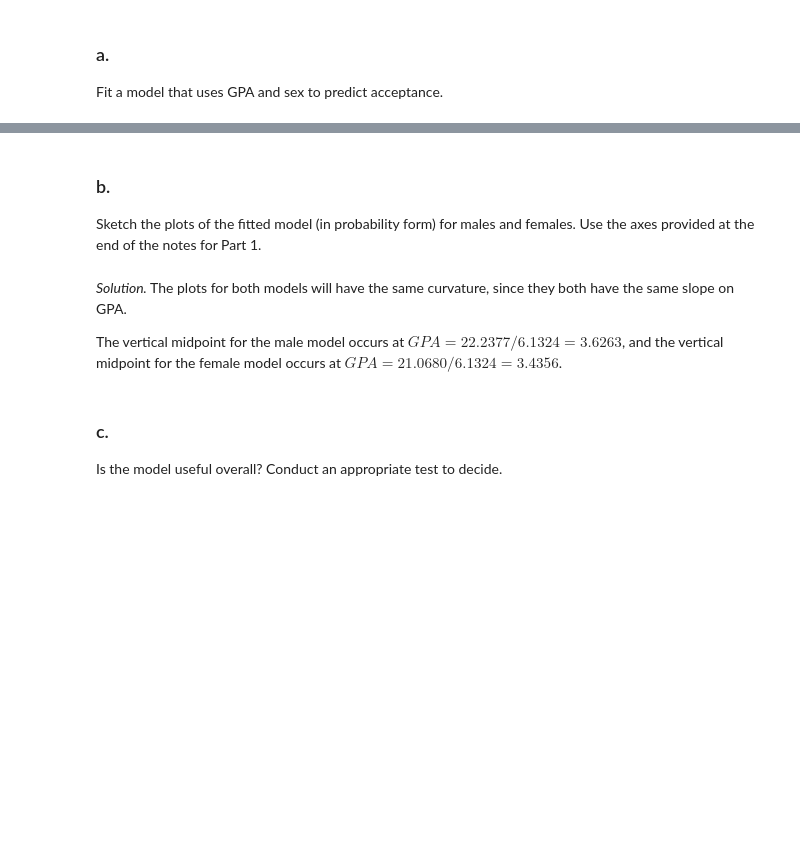
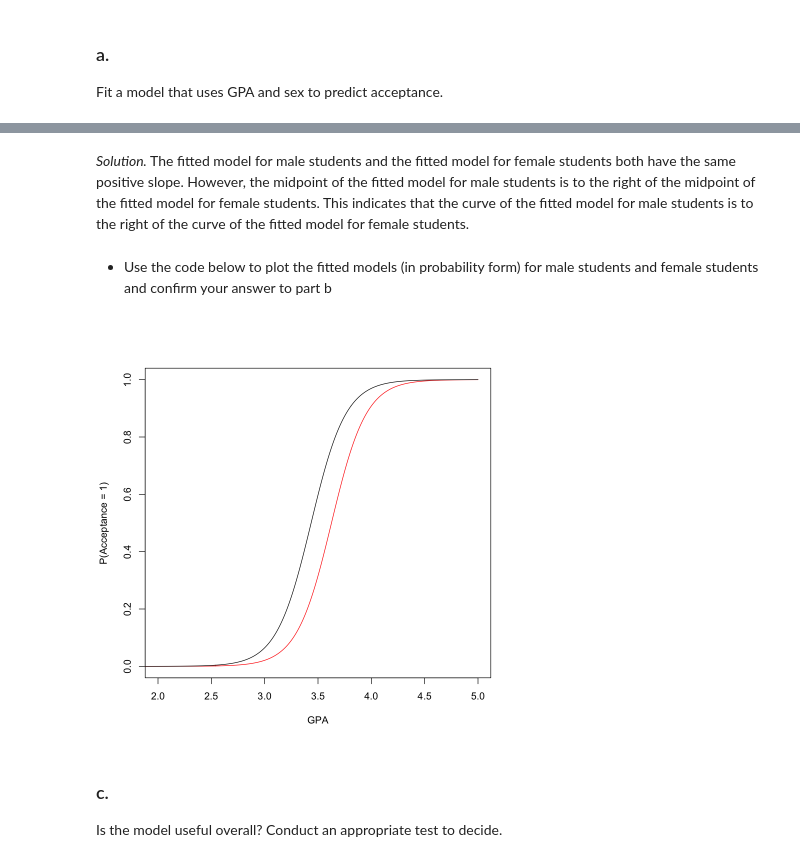
Before and after one commit to uhan-sm339/lesson-multiple-logistic-regression, a Jupyter notebook: Lesson 27 Multiple Logistic Regression Part 2.ipynb, the cells around one changed output, grey strips where cells are left out. Saved outputs shown, nothing was run; the diff lists cells and outputs as text; code cells hidden in the pictures; blank space fills up the shorter version.

```diff
--- a/Lesson 27 Multiple Logistic Regression Part 2.ipynb
+++ b/Lesson 27 Multiple Logistic Regression Part 2.ipynb
@@ -174,12 +204,24 @@ and for females,
+# %% [markdown]
+*Solution.*
+The fitted model for male students and the fitted model for female students both have the same positive slope. However, the midpoint of the fitted model for male students is to the right of the midpoint of the fitted model for female students. This indicates that the curve of the fitted model for male students is to the right of the curve of the fitted model for female students.
 # %% [markdown]
-### b.
-
-Sketch the plots of the fitted model (in probability form) for males and females.
-Use the axes provided at the end of the notes for Part 1.
+* Use the code below to plot the fitted models (in probability form) for male students and female students and confirm your answer to part b
-# %% [markdown]
-*Solution.* The plots for both models will have the same curvature, since they both have the same slope on GPA.
-
-The vertical midpoint for the male model occurs at $\mathit{GPA} = 22.2377 / 6.1324 = 3.6263$, and the vertical midpoint for the female model occurs at $\mathit{GPA} = 21.0680 / 6.1324 = 3.4356$.
+# %%
+# Create x values for plots of fitted models
+xx <- seq(from = 0.0, to = 5.0, by = 0.01)
+
+# Create y values for fitted model for male students
+male.yy <- predict(fit, newdata = data.frame(GPA = xx, Sex = 'M'), type = 'response')
+
+# Create y values for fitted model for female students
+female.yy <- predict(fit, newdata = data.frame(GPA = xx, Sex = 'F'), type = 'response')
+
+# Create plots of fitted models, starting with an empty plot as a starting point
+plot(NULL, xlim = c(2, 5), ylim = c(0, 1), xlab = 'GPA', ylab = 'P(Acceptance = 1)')
+lines(xx, male.yy, col = 'red')
+lines(xx, female.yy, col = 'black')
+# %% [output]
+[figure, added]
 # %% [markdown]
 ### c.
 
```
Also changed, not shown: parts of 30 cells of this notebook.
